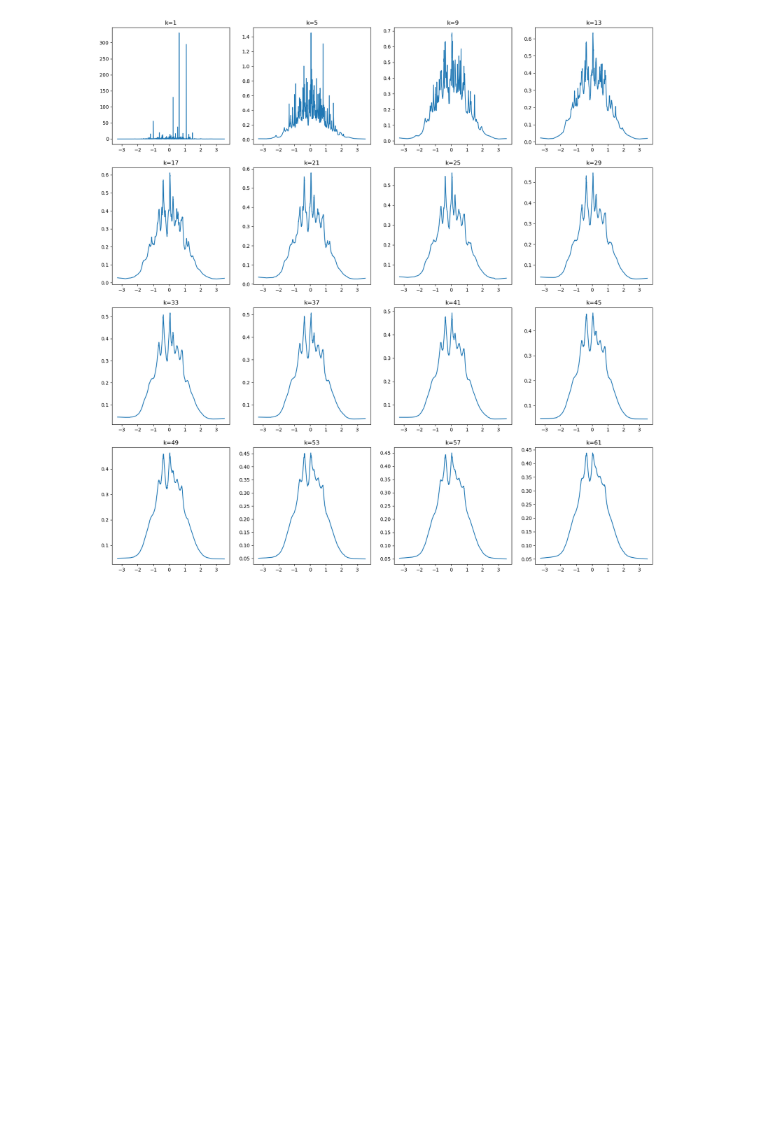
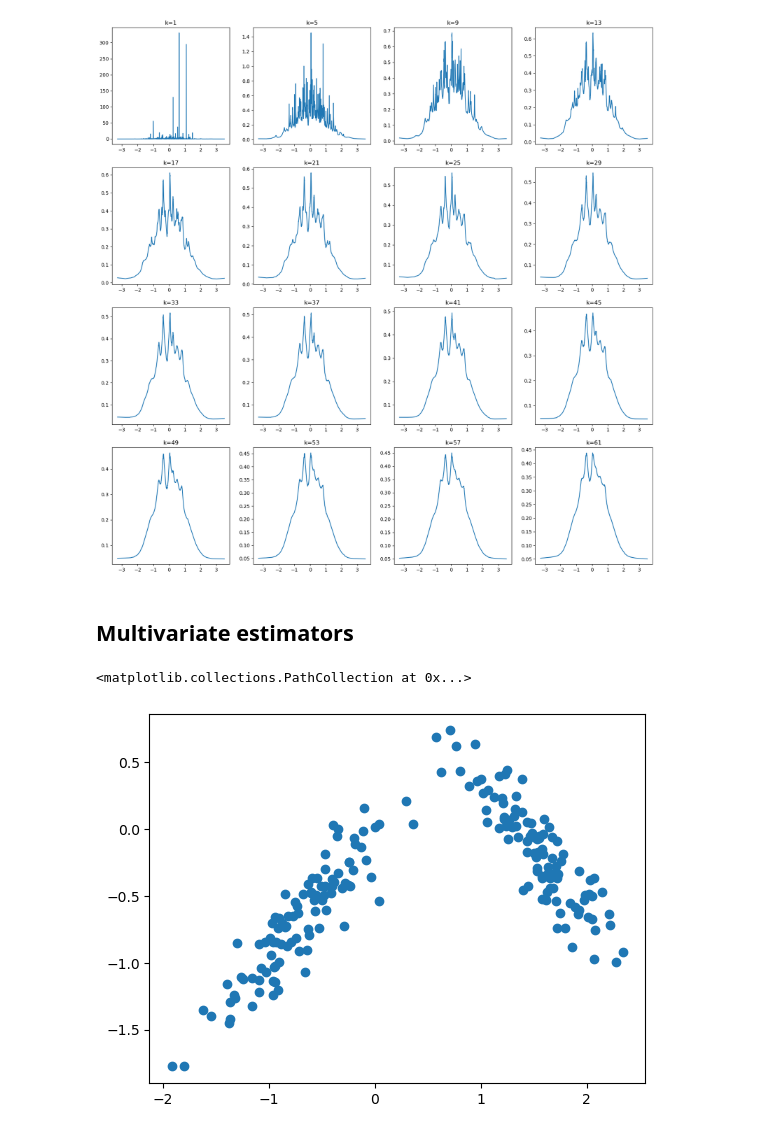
Before and after one commit to Janko-dev/ml_notebooks, a Jupyter notebook: notebooks/nonparametric_methods.ipynb, the cells around one changed output. Cells and saved outputs as stored; diff of their text form; code cells hidden in the pictures; blank space fills up the shorter version.

```diff
--- a/notebooks/nonparametric_methods.ipynb
+++ b/notebooks/nonparametric_methods.ipynb
@@ -241,3 +239,14 @@ for i, k in enumerate(range(1, 65, 4)):
     axes[i].set_title(f"{k=}")
 # %% [output]
 [figure]
+# %% [markdown]
+## Multivariate estimators
+# %%
+X1 = np.random.multivariate_normal([0, 0], [[1, 0.9], [0.9, 1]], size=(50, 2)).reshape(100, 2)
+X2 = np.random.multivariate_normal([5, 1], [[1, -0.9], [-0.9, 1]], size=(50, 2)).reshape(100, 2)
+X = np.vstack((X1, X2))
+X = (X - X.mean())/X.std()
+plt.scatter(X[:, 0], X[:, 1])
+# %% [output]
+<matplotlib.collections.PathCollection at 0x...>
+[figure, added]
```
Also changed, not shown: parts of 39 cells of this notebook, 4 other files.
